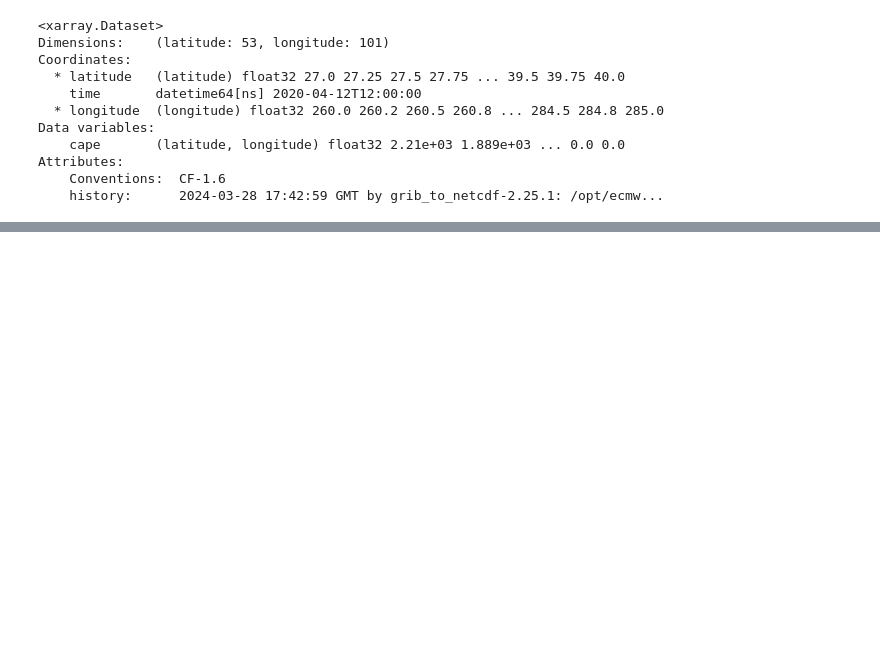
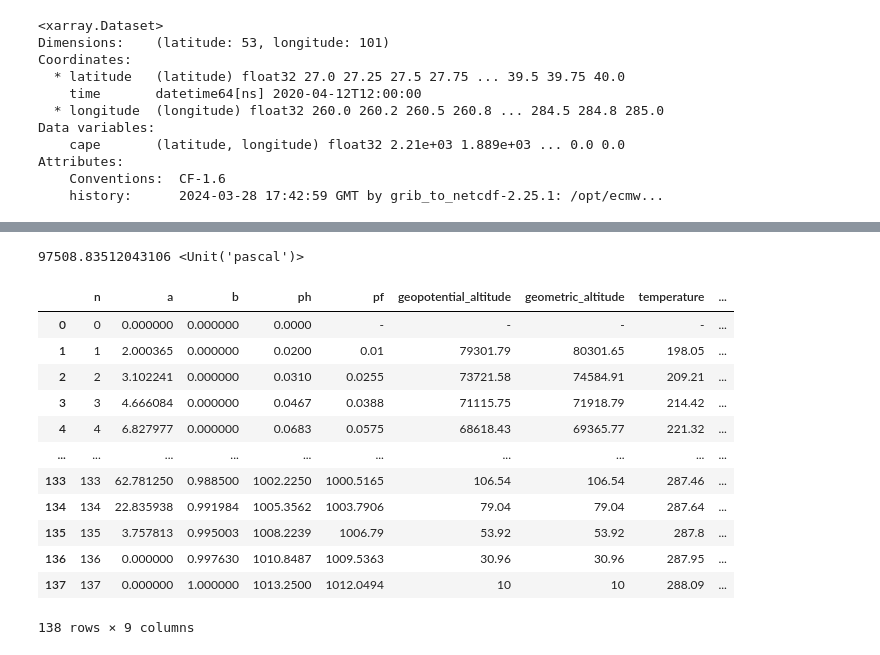
Before and after one commit to feldmann-m/AI-storm, a Jupyter notebook: plots/Obs_comparison.ipynb, the cells around one changed output, grey strips where cells are left out. Cells and saved outputs as stored; diff of their text form; code cells hidden in the pictures; blank space fills up the shorter version.

```diff
--- a/plots/Obs_comparison.ipynb
+++ b/plots/Obs_comparison.ipynb
@@ -761,0 +773,26 @@ c
+# %%
+import math
+ifs_mlev = pd.read_csv('/work/FAC/FGSE/IDYST/tbeucler/default/raw_data/MF_ML_PREDICT/IFS_mlevel.csv')
+sp=math.exp(ml_era5.lnsp.values[0])
+phalf_m = ifs_mlev.a.values + ifs_mlev.b.values*sp
+plevel_m = (phalf_m[1:] + phalf_m[:-1]) / 2 * units.Pa
+plevel_m[-1]
+# %% [output]
+97508.83512043106 <Unit('pascal')>
+# %%
+ifs_mlev = pd.read_csv('/work/FAC/FGSE/IDYST/tbeucler/default/raw_data/MF_ML_PREDICT/IFS_mlevel.csv')
+ifs_mlev
+# %% [output]
+|  | n | a | b | ph | pf | geopotential_altitude | geometric_altitude | temperature | ... |
+| 0 | 0 | 0.000000 | 0.000000 | 0.0000 | - | - | - | - | ... |
+| 1 | 1 | 2.000365 | 0.000000 | 0.0200 | 0.01 | 79301.79 | 80301.65 | 198.05 | ... |
+| 2 | 2 | 3.102241 | 0.000000 | 0.0310 | 0.0255 | 73721.58 | 74584.91 | 209.21 | ... |
+| 3 | 3 | 4.666084 | 0.000000 | 0.0467 | 0.0388 | 71115.75 | 71918.79 | 214.42 | ... |
+| 4 | 4 | 6.827977 | 0.000000 | 0.0683 | 0.0575 | 68618.43 | 69365.77 | 221.32 | ... |
+| ... | ... | ... | ... | ... | ... | ... | ... | ... | ... |
+| 133 | 133 | 62.781250 | 0.988500 | 1002.2250 | 1000.5165 | 106.54 | 106.54 | 287.46 | ... |
+| 134 | 134 | 22.835938 | 0.991984 | 1005.3562 | 1003.7906 | 79.04 | 79.04 | 287.64 | ... |
+| 135 | 135 | 3.757813 | 0.995003 | 1008.2239 | 1006.79 | 53.92 | 53.92 | 287.8 | ... |
+| 136 | 136 | 0.000000 | 0.997630 | 1010.8487 | 1009.5363 | 30.96 | 30.96 | 287.95 | ... |
+| 137 | 137 | 0.000000 | 1.000000 | 1013.2500 | 1012.0494 | 10 | 10 | 288.09 | ... |
+138 rows × 9 columns
```
Also changed, not shown: parts of 9 cells of this notebook, 2 other files.
